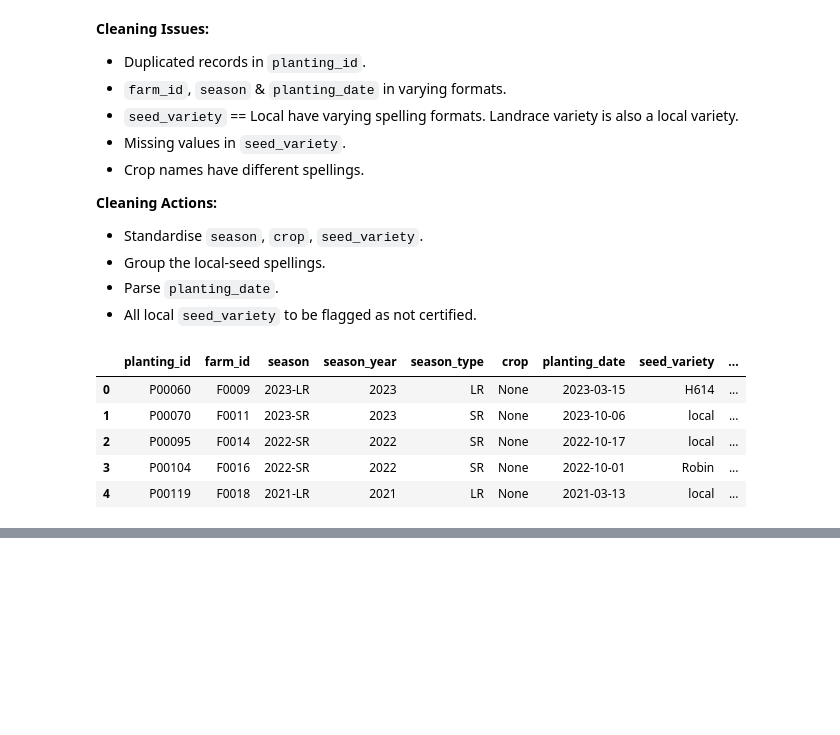
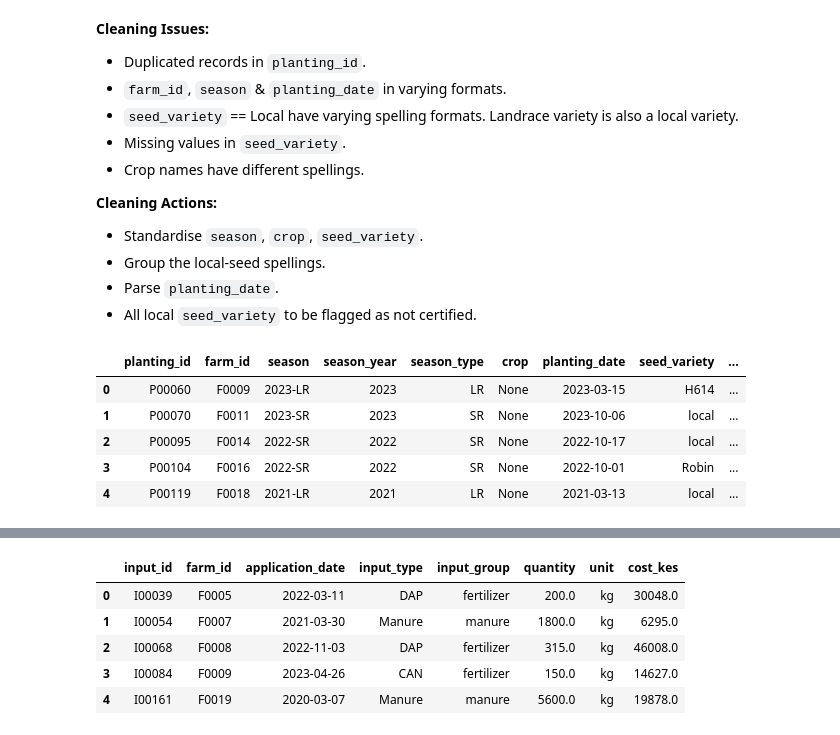
Before and after one commit to edi-kanyua/Predictive-Modeling-in-Agriculture, a Jupyter notebook: Agriculture_ELT.ipynb, the cells around one changed output, grey strips where cells are left out. Drawn from its saved outputs; the diff is of its cells as text; code cells hidden in the pictures; blank space fills up the shorter version.

```diff
--- a/Agriculture_ELT.ipynb
+++ b/Agriculture_ELT.ipynb
@@ -598,0 +670,69 @@ conn.sql("SELECT * FROM staging.plantings LIMIT 5").df()
+# %%
+# Clean & transform ops
+conn.sql("""
+    CREATE OR REPLACE TABLE staging.inputs AS
+    WITH cleaned AS (
+        SELECT
+            r.input_id,
+            clean_farm_id(r.farm_id) AS farm_id,
+            parse_date(r.application_date) AS application_date,
+            CASE
+                WHEN lower(trim(r.input_type)) LIKE 'dap%' THEN 'DAP'
+                WHEN lower(trim(r.input_type)) LIKE 'can%' THEN 'CAN'
+                WHEN lower(trim(r.input_type)) LIKE 'urea%' THEN 'Urea'
+                WHEN lower(trim(r.input_type)) LIKE 'manure%'
+                  OR lower(trim(r.input_type)) IN ('fym')
+                  OR lower(trim(r.input_type)) LIKE 'farmyard%' THEN 'Manure'
+                WHEN lower(trim(r.input_type)) LIKE 'pesticide%'
+                  OR lower(trim(r.input_type)) LIKE 'duduthrin%'
+                  OR lower(trim(r.input_type)) LIKE 'insecticide%' THEN 'Pesticide'
+            END                              AS input_type,
+            TRY_CAST(r.quantity AS DOUBLE)   AS quantity_raw,
+            CASE
+                WHEN lower(trim(r.unit)) IN ('kg', 'kgs') THEN 'kg'
+                WHEN lower(trim(r.unit)) IN ('bag', 'bags', '50kg bag') THEN 'bags'
+                WHEN lower(trim(r.unit)) IN ('t', 'tonnes', 'mt') THEN 'tonnes'
+                WHEN lower(trim(r.unit)) IN ('l', 'litres', 'ltrs') THEN 'litres'
+                WHEN lower(trim(r.unit)) = 'ml' THEN 'ml'
+            END AS unit_raw,
+            TRY_CAST(regexp_replace(r.cost_kes, '[^0-9.]', '', 'g') AS DOUBLE) AS cost_kes,
+            r.rowid AS _row
+        FROM raw.inputs r
+    ),
+    ranked AS (
+        SELECT *, ROW_NUMBER() OVER (PARTITION BY input_id ORDER BY _row) AS rn
+        FROM cleaned
+    )
+    SELECT
+        input_id,
+        farm_id,
+        application_date,
+        input_type,
+        CASE WHEN input_type IN ('DAP', 'CAN', 'Urea') THEN 'fertilizer'
+             WHEN input_type = 'Manure' THEN 'manure'
+             WHEN input_type = 'Pesticide' THEN 'pesticide'
+        END AS input_group,
+        CASE unit_raw
+            WHEN 'kg'     THEN quantity_raw
+            WHEN 'bags'   THEN quantity_raw * 50
+            WHEN 'tonnes' THEN quantity_raw * 1000
+            WHEN 'litres' THEN quantity_raw
+            WHEN 'ml'     THEN quantity_raw / 1000
+        END AS quantity,
+        CASE WHEN unit_raw IN ('kg', 'bags', 'tonnes') THEN 'kg'
+             WHEN unit_raw IN ('litres', 'ml') THEN 'litres'
+        END AS unit,
+        cost_kes
+    FROM ranked
+    WHERE rn = 1
+      AND farm_id IN (SELECT farm_id FROM staging.farms)
+""")
+
+conn.sql("SELECT * FROM staging.inputs LIMIT 5").df()
+# %% [output]
+|  | input_id | farm_id | application_date | input_type | input_group | quantity | unit | cost_kes |
+| 0 | I00039 | F0005 | 2022-03-11 | DAP | fertilizer | 200.0 | kg | 30048.0 |
+| 1 | I00054 | F0007 | 2021-03-30 | Manure | manure | 1800.0 | kg | 6295.0 |
+| 2 | I00068 | F0008 | 2022-11-03 | DAP | fertilizer | 315.0 | kg | 46008.0 |
+| 3 | I00084 | F0009 | 2023-04-26 | CAN | fertilizer | 150.0 | kg | 14627.0 |
+| 4 | I00161 | F0019 | 2020-03-07 | Manure | manure | 5600.0 | kg | 19878.0 |
```
Also changed, not shown: parts of 8 cells of this notebook.
